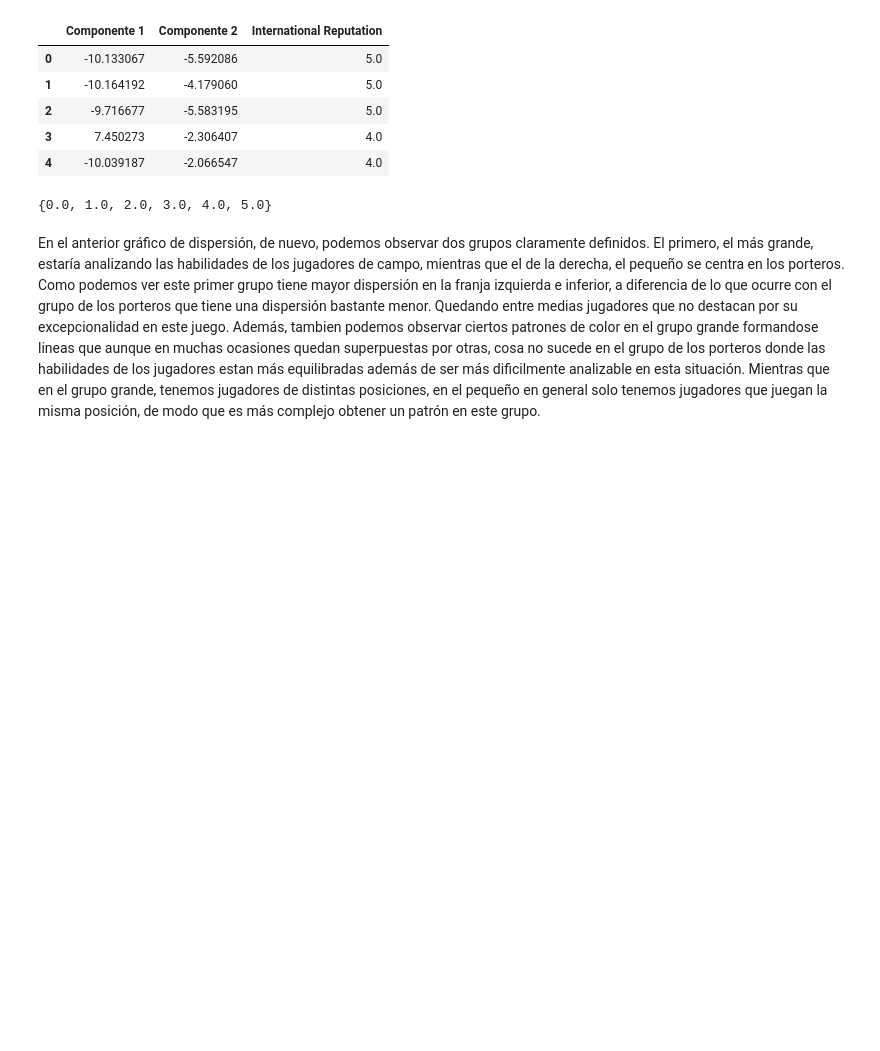
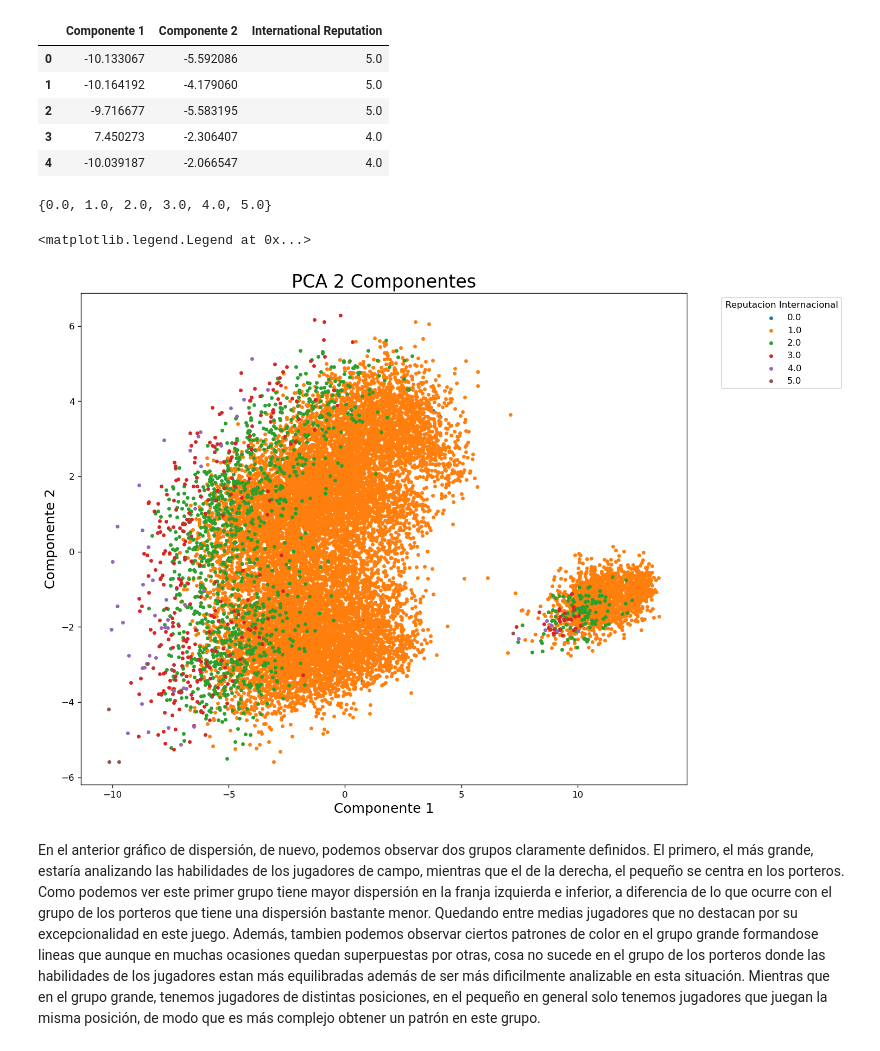
Before and after one commit to Jotivirix/Datamining_UFV, a Jupyter notebook: Lab1/entregable3/Lab1-Entregable3.ipynb, the cells around one changed output. Drawn from its saved outputs; the diff is of its cells as text; code cells hidden in the pictures; blank space fills up the shorter version.

```diff
--- a/Lab1/entregable3/Lab1-Entregable3.ipynb
+++ b/Lab1/entregable3/Lab1-Entregable3.ipynb
@@ -465,17 +465,20 @@ set(targets)
 # %%
 fig = plt.figure(figsize = (12,10), dpi=120)
 ax = fig.add_subplot(1,1,1)
 ax.set_xlabel('Componente 1', fontsize = 15)
 ax.set_ylabel('Componente 2', fontsize = 15)
 ax.set_title('PCA 2 Componentes', fontsize = 20)
 
 targets = finalDf['International Reputation'].values
-for target in targets:
+for target in set(targets):
     indicesToKeep = finalDf['International Reputation'] == target
     ax.scatter(finalDf.loc[indicesToKeep, 'Componente 1'],
                finalDf.loc[indicesToKeep, 'Componente 2'],
                s = 10)
 ax.legend(set(targets),ncol=1, loc='upper left', bbox_to_anchor=(1.05, 1), title='Reputacion Internacional')
+# %% [output]
+<matplotlib.legend.Legend at 0x...>
+[figure, added]
 # %% [markdown]
 En el anterior gráfico de dispersión, de nuevo, podemos observar dos grupos claramente definidos. El primero, el más grande, estaría analizando las habilidades de los jugadores de campo, mientras que el de la derecha, el pequeño se centra en los porteros.
 Como podemos ver este primer grupo tiene mayor dispersión en la franja izquierda e inferior, a diferencia de lo que ocurre con el grupo de los porteros que tiene una dispersión bastante menor. Quedando entre medias jugadores que no destacan por su excepcionalidad en este juego. Además, tambien podemos observar ciertos patrones de color en el grupo grande formandose lineas  que aunque en muchas ocasiones quedan superpuestas por otras, cosa no sucede en el grupo de los porteros donde las habilidades de los jugadores estan más equilibradas además de ser más dificilmente analizable en esta situación. Mientras que en el grupo grande, tenemos jugadores de distintas posiciones, en el pequeño en general solo tenemos jugadores que juegan la misma posición, de modo que es más complejo obtener un patrón en este grupo.
```
Also changed, not shown: parts of 2 cells of this notebook.
